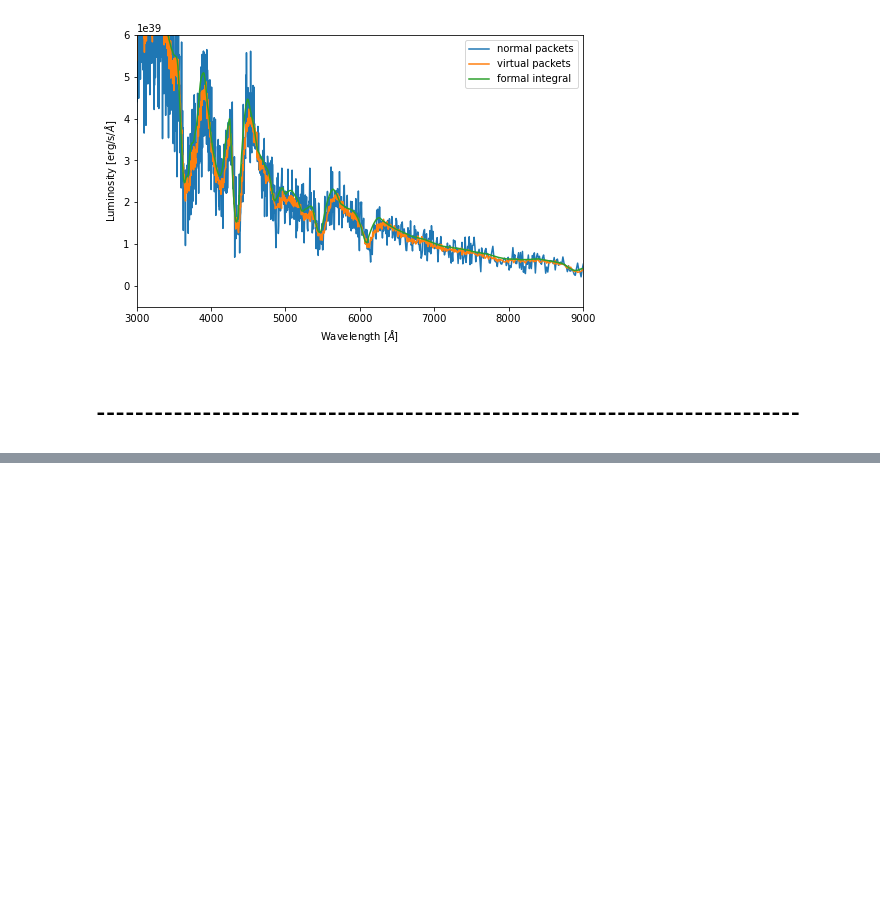
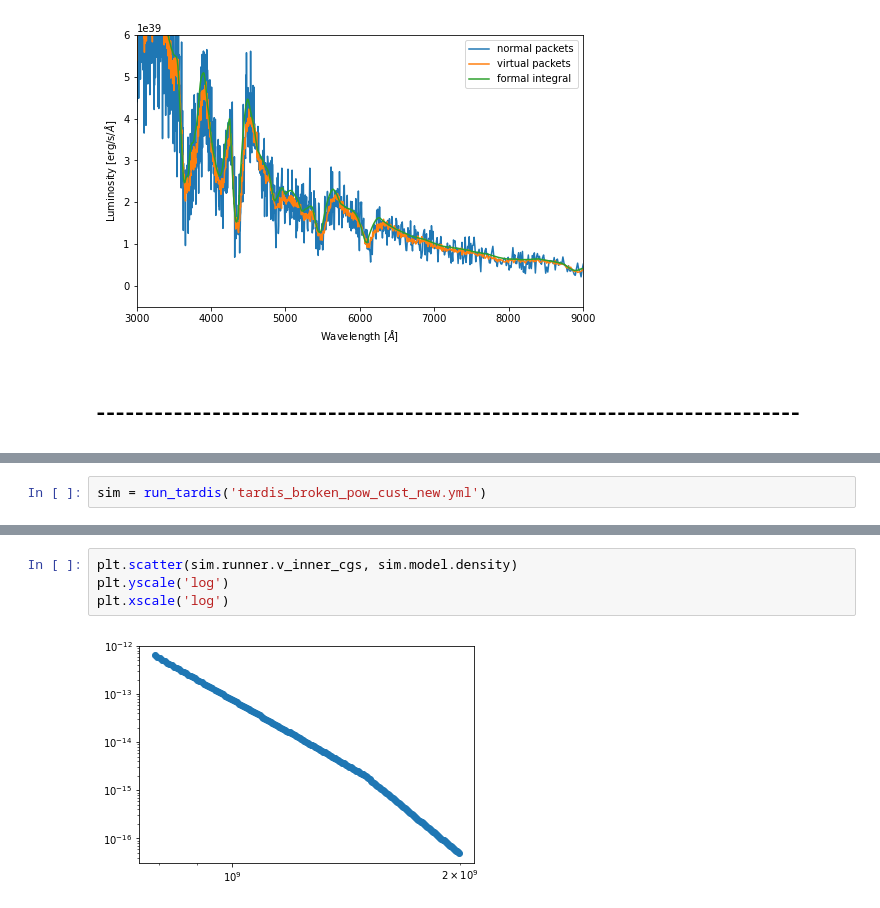
Before and after one commit to Csogeza/MPA, a Jupyter notebook: TARDIS_start/Density_File_generator.ipynb, the cells around one changed output, grey strips where cells are left out. Saved outputs shown, nothing was run; the diff lists cells and outputs as text; blank space fills up the shorter version.

```diff
--- a/TARDIS_start/Density_File_generator.ipynb
+++ b/TARDIS_start/Density_File_generator.ipynb
@@ -152,0 +297,2 @@ plt.scatter(np.linspace(9000,22500,1000),rgo, s=3)
+# %%
+sim = run_tardis('tardis_broken_pow_cust_new.yml')
@@ -152,0 +317,6 @@ plt.scatter(np.linspace(9000,22500,1000),rgo, s=3)
+# %%
+plt.scatter(sim.runner.v_inner_cgs, sim.model.density)
+plt.yscale('log')
+plt.xscale('log')
+# %% [output]
+[figure, added]
```
Also changed, not shown: parts of 33 cells of this notebook.
